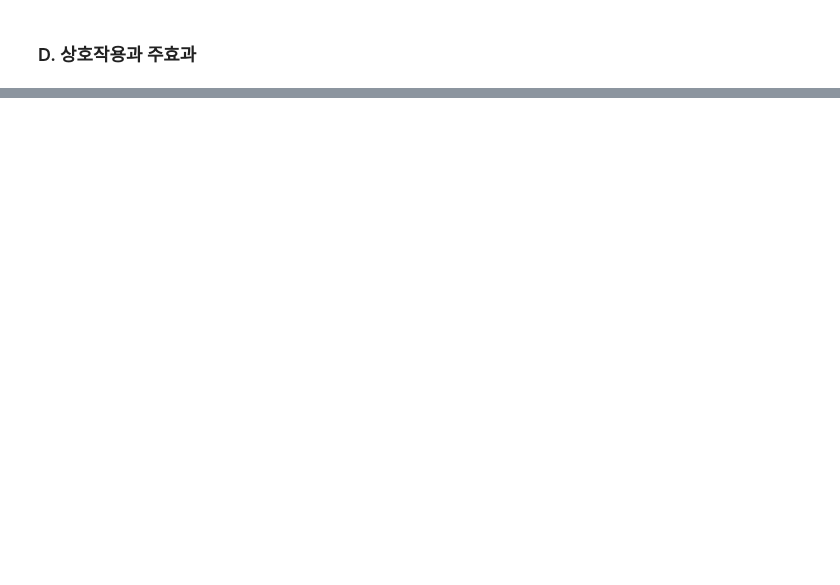
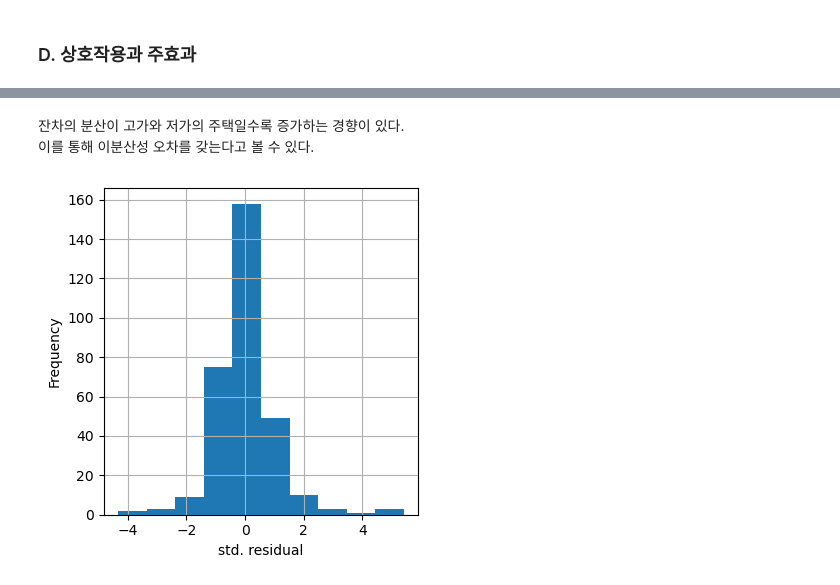
Before and after one commit to viola2002/dartb, a Jupyter notebook: study_group/2025_WV_Statistics/code/4th_week_TIL.ipynb, the cells around one changed output, grey strips where cells are left out. Drawn from its saved outputs; the diff is of its cells as text; code cells hidden in the pictures; blank space fills up the shorter version.

```diff
--- a/study_group/2025_WV_Statistics/code/4th_week_TIL.ipynb
+++ b/study_group/2025_WV_Statistics/code/4th_week_TIL.ipynb
@@ -618,0 +884,15 @@ house['ZipGroup'] = house['ZipGroup'].astype('category')
+# %% [markdown]
+잔차의 분산이 고가와 저가의 주택일수록 증가하는 경향이 있다. <br>
+이를 통해 이분산성 오차를 갖는다고 볼 수 있다.
+# %%
+# 두번째 가정 - 히스토그램
+fig, ax = plt.subplots(figsize=(4, 4))
+pd.Series(influence.resid_studentized_internal).hist(ax=ax)
+ax.set_xlabel('std. residual')
+ax.set_ylabel('Frequency')
+
+
+plt.tight_layout()
+plt.show()
+# %% [output]
+[figure, added]
```
Also changed, not shown: parts of 55 cells of this notebook.
